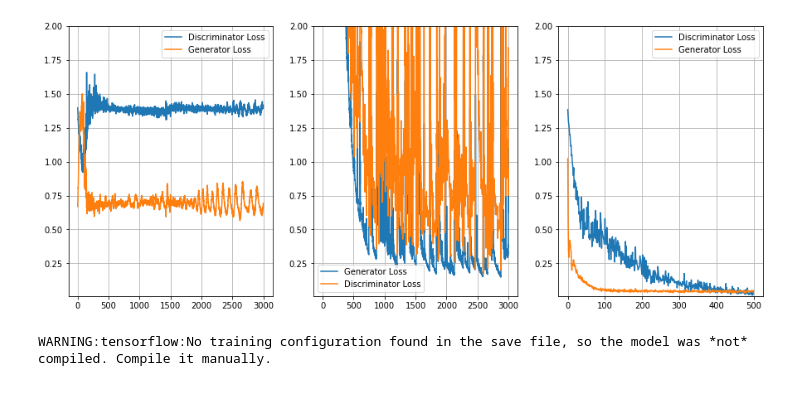
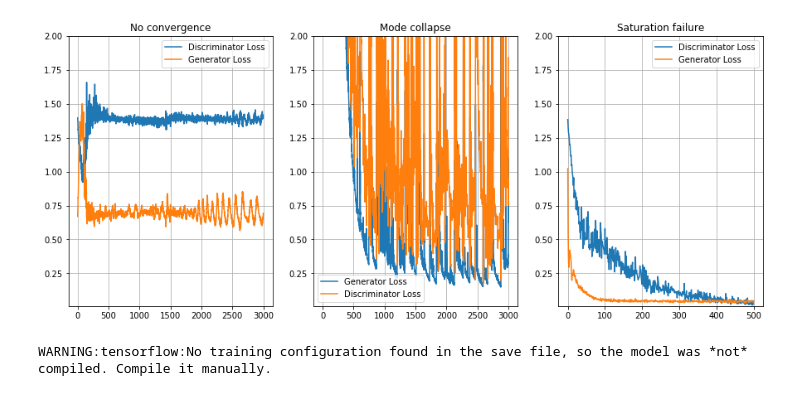
Before and after one commit to luigifvr/gan-lhc-events, a Jupyter notebook: dcgan/Results.ipynb, the cells around one changed output. Drawn from its saved outputs; the diff is of its cells as text; code cells hidden in the pictures.

```diff
--- a/dcgan/Results.ipynb
+++ b/dcgan/Results.ipynb
@@ -7,16 +7,18 @@ import invariants
 import glob
 # %%
 #failures
-files = glob.glob('../mode_failures/loss*.txt')
+titles = ['No convergence', 'Mode collapse', 'Saturation failure']
+files = glob.glob('../../Tesi/mode_failures/loss*.txt')
 labels = ['Discriminator Loss', 'Generator Loss']
 losses = [np.loadtxt(files[i]) for i in range(len(files))]
 fig, ax = plt.subplots(1,3, figsize=(15,6))
 for i in range(len(files)):
     ax[i%3].plot(losses[i][:3000], label=labels[i%2])
     ax[i%3].set_ylim(0.01, 2.0)
+    ax[i%3].set_title(titles[i%3])
     ax[i%3].grid(True)
     ax[i%3].legend()
 # %% [output]
-[figure, old version]
+[figure, new version]
 # %%
 #load models
```
Also changed, not shown: parts of 17 cells of this notebook, 15 other files.
